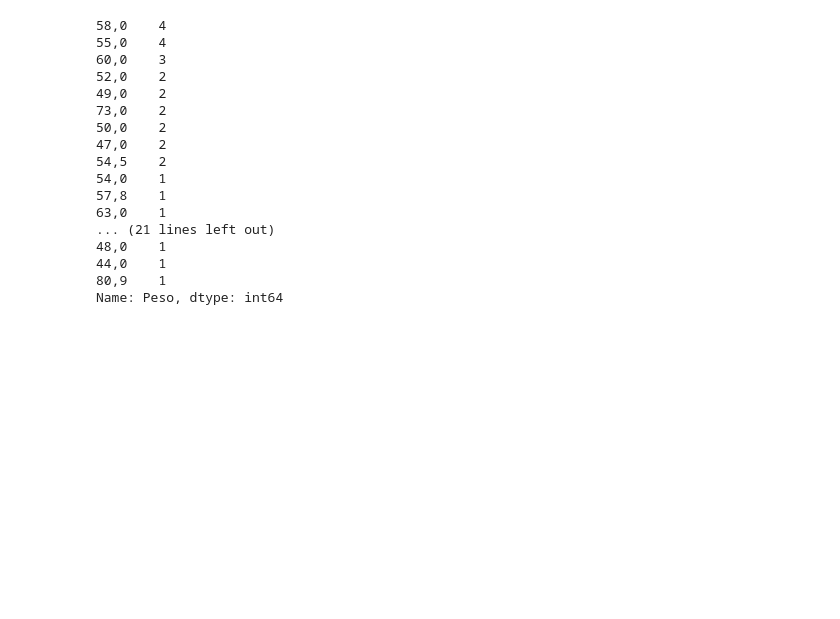
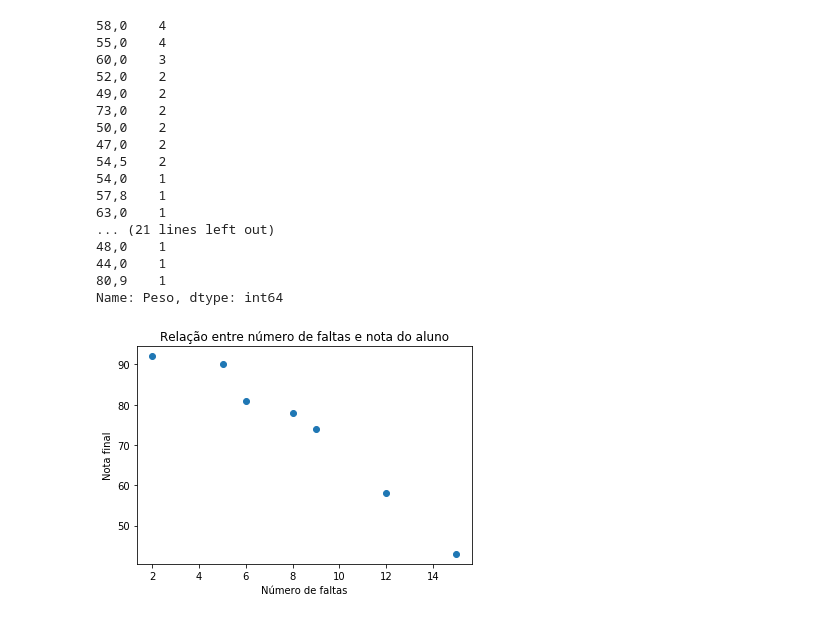
Before and after one commit to rubemkalebe/statistics, a Jupyter notebook: Estatística Descritiva/Lista II (Respostas).ipynb, the cells around one changed output. Drawn from its saved outputs; the diff is of its cells as text; code cells hidden in the pictures; blank space fills up the shorter version.

```diff
--- a/Estatística Descritiva/Lista II (Respostas).ipynb
+++ b/Estatística Descritiva/Lista II (Respostas).ipynb
@@ -373,3 +399,14 @@ Mediana: 58.0
 44,0    1
 80,9    1
 Name: Peso, dtype: int64
+# %%
+faltas = [8, 2, 5, 12, 15, 9, 6]
+nota = [78, 92, 90, 58, 43, 74, 81]
+
+plt.scatter(faltas, nota)
+plt.xlabel('Número de faltas')
+plt.ylabel('Nota final')
+plt.title('Relação entre número de faltas e nota do aluno')
+plt.show()
+# %% [output]
+[figure, added]
```
Also changed, not shown: parts of 2 cells of this notebook.
